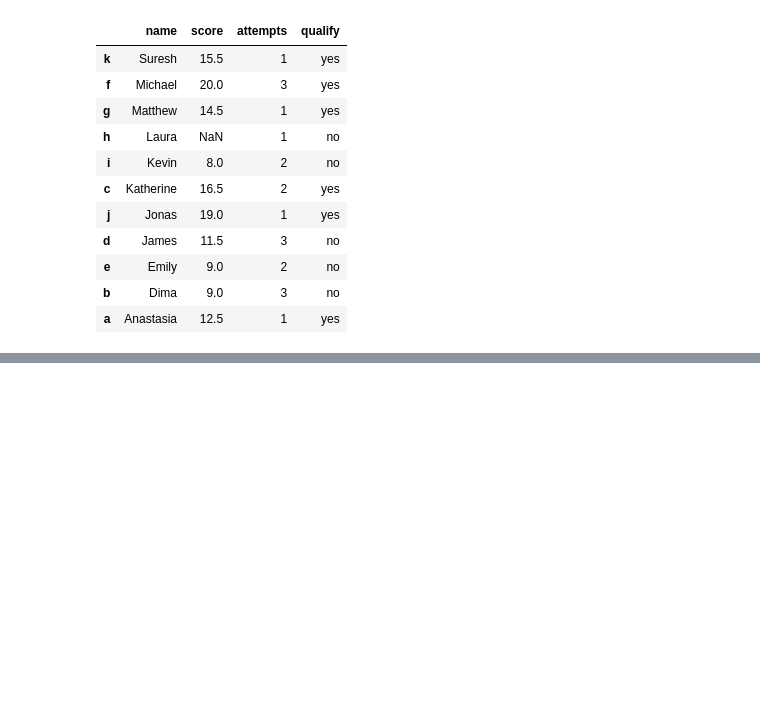
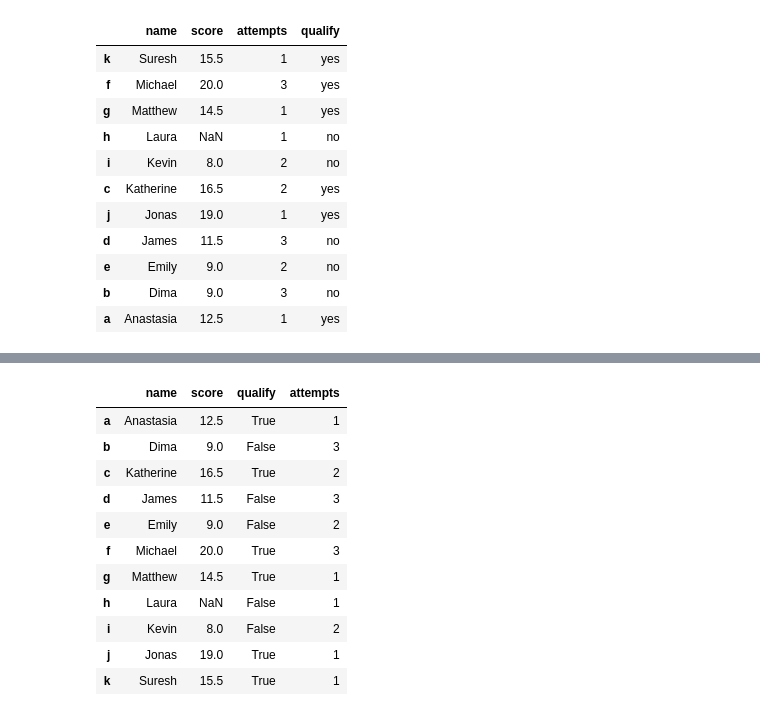
Before and after one commit to vilas-kr/python-practice, a Jupyter notebook: pandas/pandas_exercise.ipynb, the cells around one changed output, grey strips where cells are left out. Drawn from its saved outputs; the diff is of its cells as text; code cells hidden in the pictures; blank space fills up the shorter version.

```diff
--- a/pandas/pandas_exercise.ipynb
+++ b/pandas/pandas_exercise.ipynb
@@ -243,0 +245,4 @@ data
+# %%
+# 20 Delete a column 'attempts' from dataframe
+data.drop('attempts', axis = 1, inplace=True)
+data
@@ -243,0 +262,17 @@ data
+# %%
+# 21 Add a new column to the existing dataframe
+data['attempts'] = [1, 3, 2, 3, 2, 3, 1, 1, 2, 1, 1]
+data
+# %% [output]
+|  | name | score | qualify | attempts |
+| a | Anastasia | 12.5 | True | 1 |
+| b | Dima | 9.0 | False | 3 |
+| c | Katherine | 16.5 | True | 2 |
+| d | James | 11.5 | False | 3 |
+| e | Emily | 9.0 | False | 2 |
+| f | Michael | 20.0 | True | 3 |
+| g | Matthew | 14.5 | True | 1 |
+| h | Laura | NaN | False | 1 |
+| i | Kevin | 8.0 | False | 2 |
+| j | Jonas | 19.0 | True | 1 |
+| k | Suresh | 15.5 | True | 1 |
```
Also changed, not shown: parts of 5 cells of this notebook.
